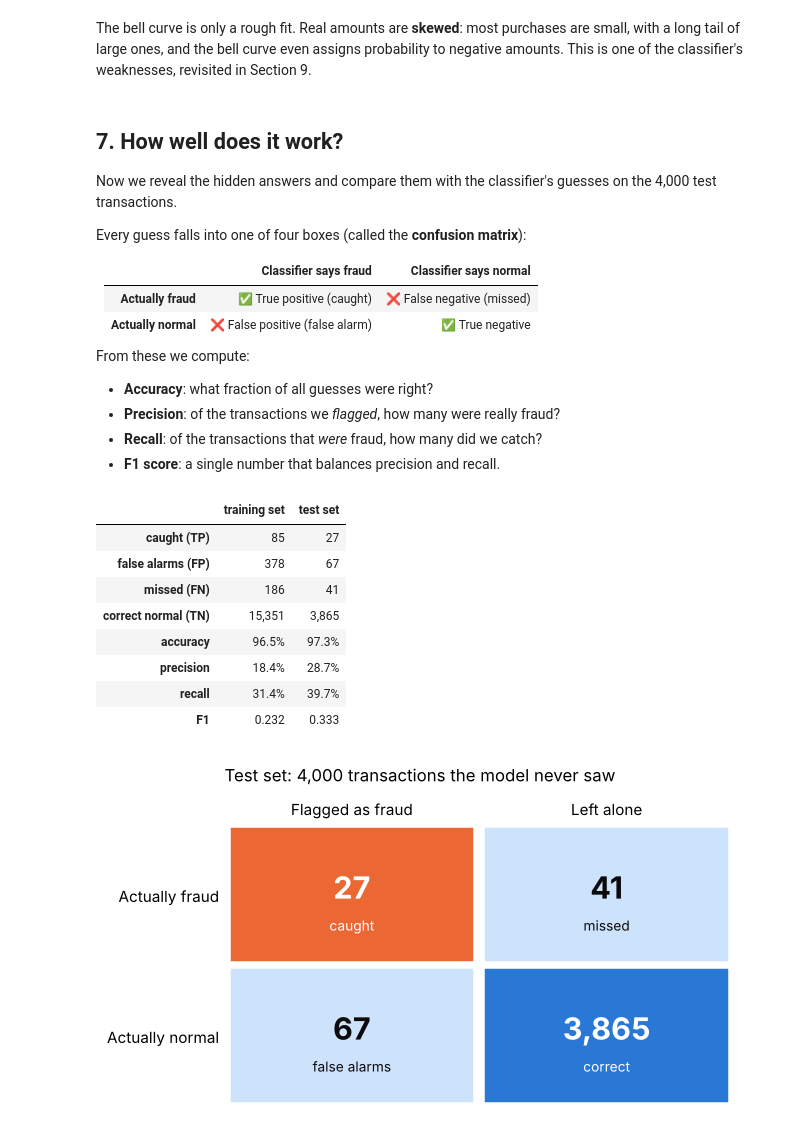
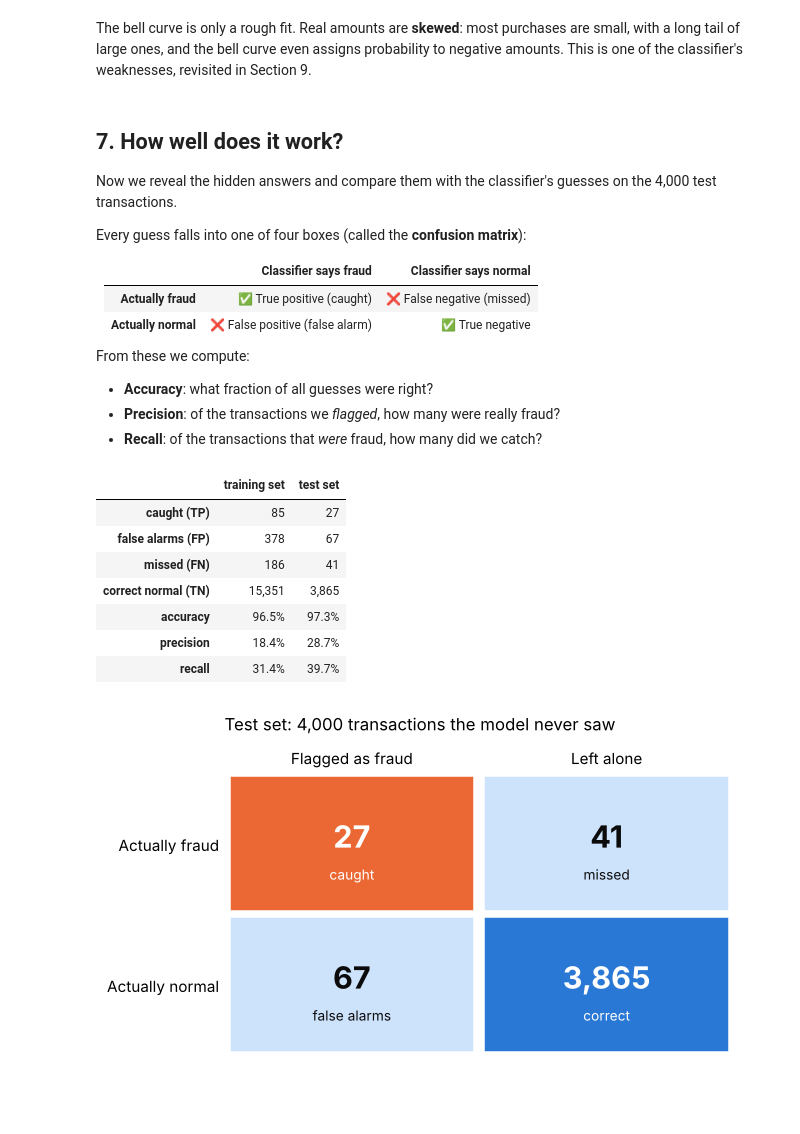
Before and after one commit to Craig327/naive-bayes-fraud-detector, a Jupyter notebook: naive_bayes_fraud.ipynb, the cells around one changed output. Cells and saved outputs as stored; diff of their text form; code cells hidden in the pictures; blank space fills up the shorter version.

```diff
--- a/naive_bayes_fraud.ipynb
+++ b/naive_bayes_fraud.ipynb
@@ -680,7 +680,6 @@ From these we compute:
 * **Accuracy**: what fraction of all guesses were right?
 * **Precision**: of the transactions we *flagged*, how many were really fraud?
 * **Recall**: of the transactions that *were* fraud, how many did we catch?
-* **F1 score**: a single number that balances precision and recall.
 # %%
 def calculate_confusion_matrix(true_labels, predicted_labels):
     tp = tn = fp = fn = 0
@@ -693,36 +692,34 @@ def calculate_confusion_matrix(true_labels, predicted_labels):
             fp += 1          # false alarm
         else:
             fn += 1          # missed fraud
     return tp, tn, fp, fn
 
 
 def evaluation_report(true_labels, predicted_labels):
     tp, tn, fp, fn = calculate_confusion_matrix(true_labels, predicted_labels)
     accuracy = (tp + tn) / len(true_labels)
     precision = tp / (tp + fp) if (tp + fp) > 0 else 0.0
     recall = tp / (tp + fn) if (tp + fn) > 0 else 0.0
-    f1 = 2 * precision * recall / (precision + recall) if (precision + recall) > 0 else 0.0
     return {"caught (TP)": f"{tp:,}", "false alarms (FP)": f"{fp:,}",
             "missed (FN)": f"{fn:,}", "correct normal (TN)": f"{tn:,}",
             "accuracy": f"{accuracy:.1%}", "precision": f"{precision:.1%}",
-            "recall": f"{recall:.1%}", "F1": f"{f1:.3f}"}
+            "recall": f"{recall:.1%}"}
 
 
 train_predictions = model.predict(numeric_train, category_train)
 test_predictions = model.predict(numeric_test, category_test)
 
 pd.DataFrame({"training set": evaluation_report(labels_train, train_predictions),
               "test set": evaluation_report(labels_test, test_predictions)})
 # %% [output]
 |  | training set | test set |
 | caught (TP) | 85 | 27 |
 | false alarms (FP) | 378 | 67 |
 | missed (FN) | 186 | 41 |
 | correct normal (TN) | 15,351 | 3,865 |
 | accuracy | 96.5% | 97.3% |
 | precision | 18.4% | 28.7% |
 | recall | 31.4% | 39.7% |
-| F1 | 0.232 | 0.333 |
 # %%
 tp, tn, fp, fn = calculate_confusion_matrix(labels_test, test_predictions)
 cells = [[tp, fn], [fp, tn]]
```
Also changed, not shown: parts of 3 cells of this notebook, 1 other file.
